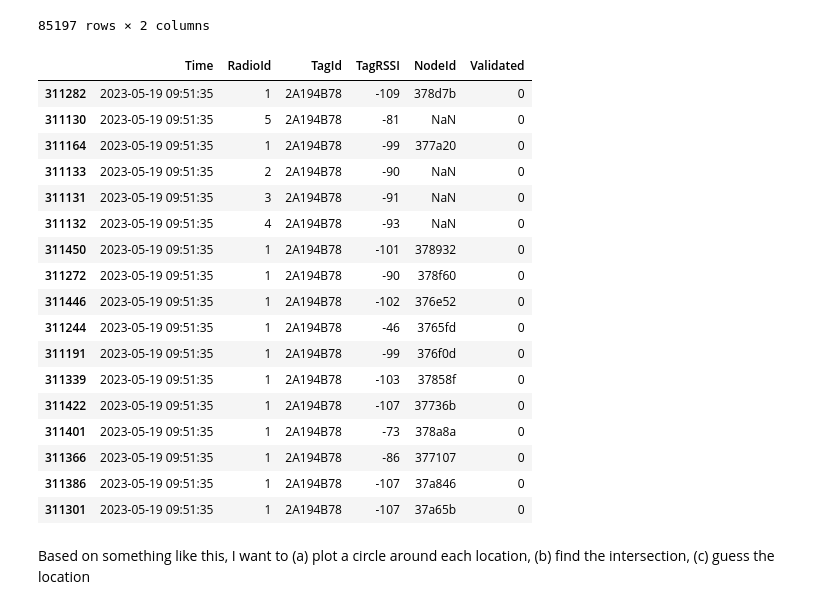
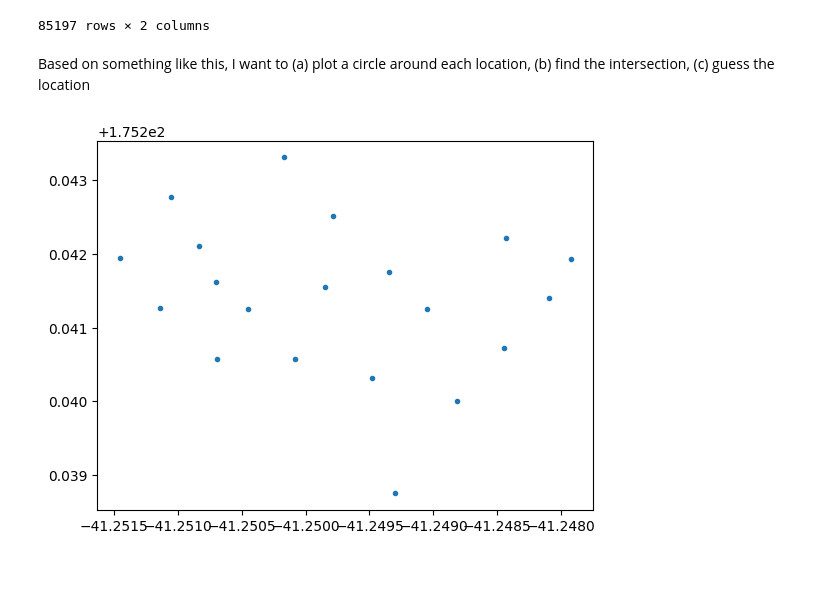
Before and after one commit to smarsland/CTTData, a Jupyter notebook: Localisation.ipynb, the cells around one changed output. Drawn from its saved outputs; the diff is of its cells as text; code cells hidden in the pictures; blank space fills up the shorter version.

```diff
--- a/Localisation.ipynb
+++ b/Localisation.ipynb
@@ -120,25 +123,12 @@ multiples[multiples.Counts>1]
 # %%
 t=multiples.iloc[32712,0]
 # %%
-beeps[beeps.Time==t]
+d = beeps[beeps.Time==t]
-# %% [output]
-|  | Time | RadioId | TagId | TagRSSI | NodeId | Validated |
-| 311282 | 2023-05-19 09:51:35 | 1 | 2A194B78 | -109 | 378d7b | 0 |
-| 311130 | 2023-05-19 09:51:35 | 5 | 2A194B78 | -81 | NaN | 0 |
-| 311164 | 2023-05-19 09:51:35 | 1 | 2A194B78 | -99 | 377a20 | 0 |
-| 311133 | 2023-05-19 09:51:35 | 2 | 2A194B78 | -90 | NaN | 0 |
-| 311131 | 2023-05-19 09:51:35 | 3 | 2A194B78 | -91 | NaN | 0 |
-| 311132 | 2023-05-19 09:51:35 | 4 | 2A194B78 | -93 | NaN | 0 |
-| 311450 | 2023-05-19 09:51:35 | 1 | 2A194B78 | -101 | 378932 | 0 |
-| 311272 | 2023-05-19 09:51:35 | 1 | 2A194B78 | -90 | 378f60 | 0 |
-| 311446 | 2023-05-19 09:51:35 | 1 | 2A194B78 | -102 | 376e52 | 0 |
-| 311244 | 2023-05-19 09:51:35 | 1 | 2A194B78 | -46 | 3765fd | 0 |
-| 311191 | 2023-05-19 09:51:35 | 1 | 2A194B78 | -99 | 376f0d | 0 |
-| 311339 | 2023-05-19 09:51:35 | 1 | 2A194B78 | -103 | 37858f | 0 |
-| 311422 | 2023-05-19 09:51:35 | 1 | 2A194B78 | -107 | 37736b | 0 |
-| 311401 | 2023-05-19 09:51:35 | 1 | 2A194B78 | -73 | 378a8a | 0 |
-| 311366 | 2023-05-19 09:51:35 | 1 | 2A194B78 | -86 | 377107 | 0 |
-| 311386 | 2023-05-19 09:51:35 | 1 | 2A194B78 | -107 | 37a846 | 0 |
-| 311301 | 2023-05-19 09:51:35 | 1 | 2A194B78 | -107 | 37a65b | 0 |
 # %% [markdown]
 Based on something like this, I want to (a) plot a circle around each location, (b) find the intersection, (c) guess the location
+# %%
+# These are the node locations
+pl.plot(locs.Latitude,locs.Longitude,'b.');
+# TODO -- sensor station too (and then think about which yagis)
+# %% [output]
+[figure, added]
```
Also changed, not shown: parts of 3 cells of this notebook.
